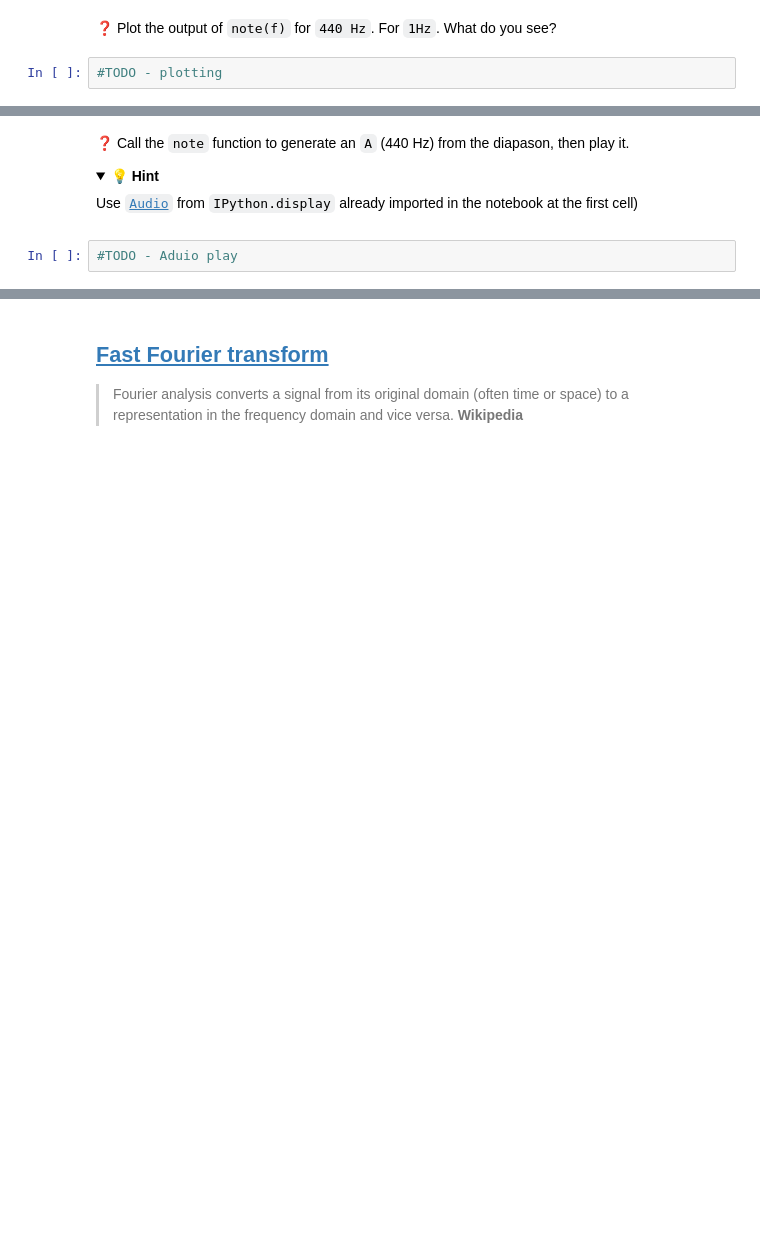
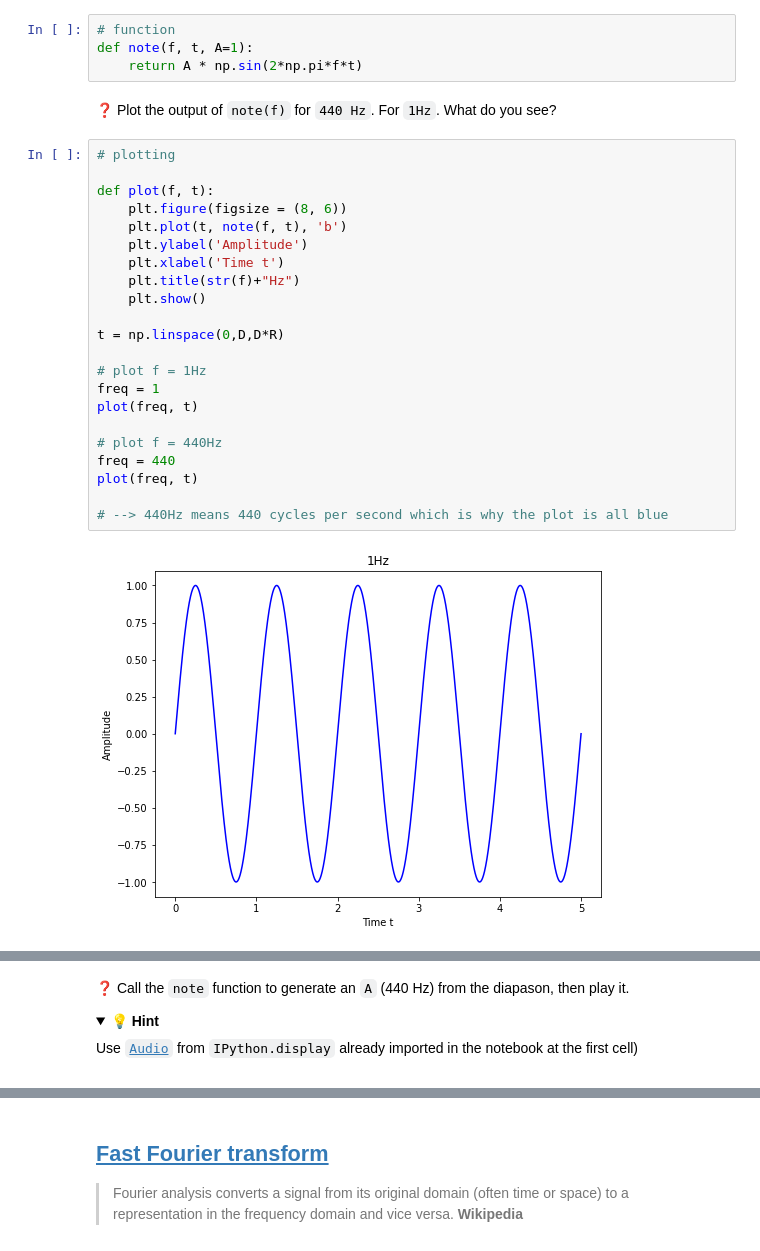
Before and after one commit to IXP-Team/Interview_tasks, a Jupyter notebook: AudioTask/audio_processing_test.ipynb, the cells around one changed output, grey strips where cells are left out. Saved outputs shown, nothing was run; the diff lists cells and outputs as text; folded sections open; blank space fills up the shorter version.

```diff
--- a/AudioTask/audio_processing_test.ipynb
+++ b/AudioTask/audio_processing_test.ipynb
@@ -52,4 +54,30 @@ Remember, you can generate a big list of numbers using [`np.linspace()`](https:/
+# %%
+# function
+def note(f, t, A=1):
+    return A * np.sin(2*np.pi*f*t)
 # %% [markdown]
 ❓ Plot the output of `note(f)` for `440 Hz`. For `1Hz`. What do you see?
-# %%
-#TODO - plotting
+# %%
+# plotting
+
+def plot(f, t):
+    plt.figure(figsize = (8, 6))
+    plt.plot(t, note(f, t), 'b')
+    plt.ylabel('Amplitude')
+    plt.xlabel('Time t')
+    plt.title(str(f)+"Hz")
+    plt.show()
+
+t = np.linspace(0,D,D*R)
+
+# plot f = 1Hz
+freq = 1
+plot(freq, t)
+
+# plot f = 440Hz
+freq = 440
+plot(freq, t)
+
+# --> 440Hz means 440 cycles per second which is why the plot is all blue
+# %% [output]
+[figure, added]
@@ -61,5 +90,3 @@ Remember, you can generate a big list of numbers using [`np.linspace()`](https:/
 
 Use [`Audio`](https://ipython.org/ipython-doc/3/api/generated/IPython.display.html) from `IPython.display` already imported in the notebook at the first cell)
 </details>
-# %%
-#TODO - Aduio play
```
Also changed, not shown: parts of 22 cells of this notebook, 6 other files.
